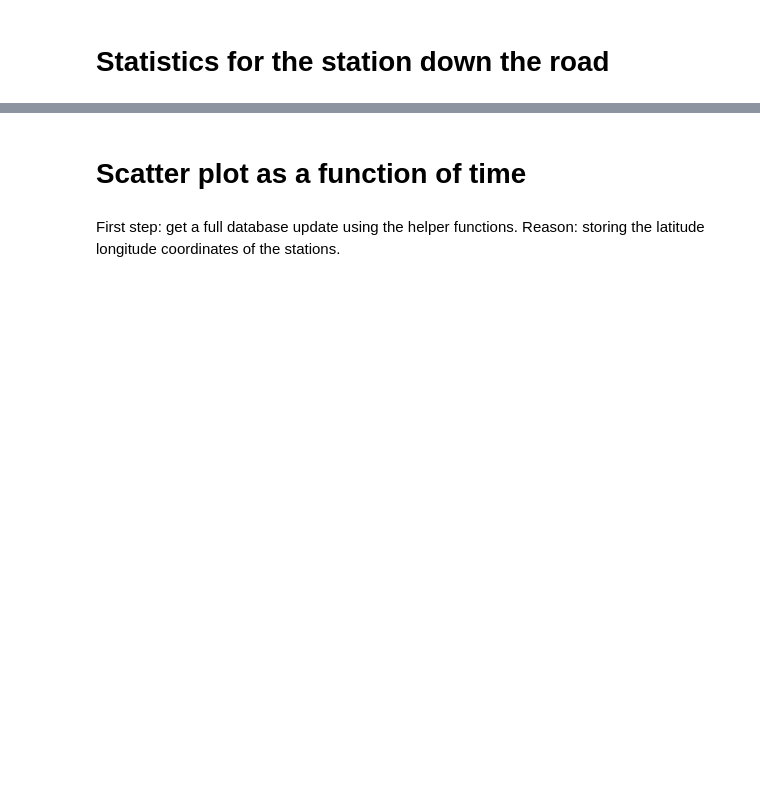
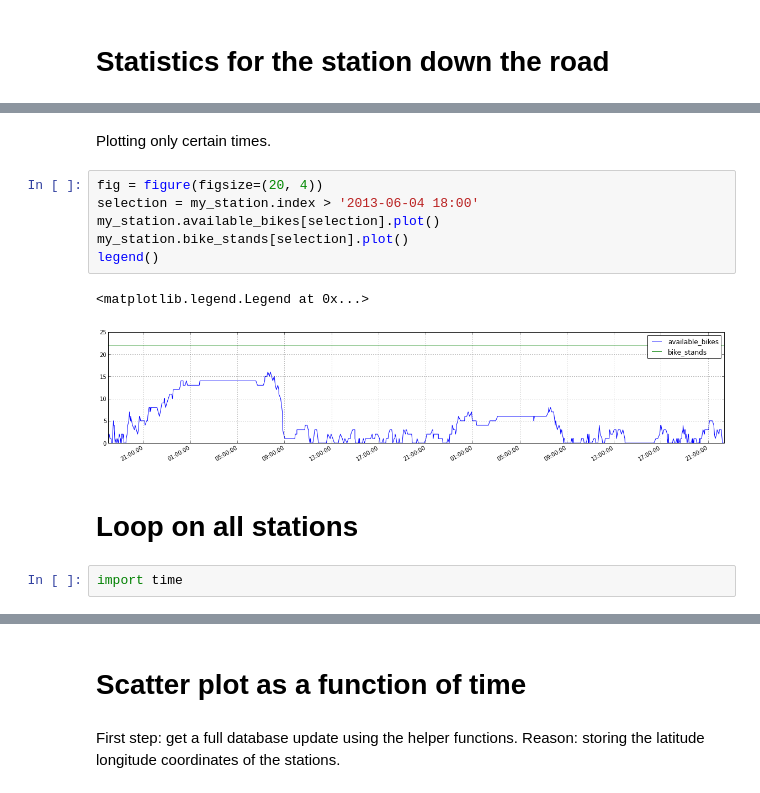
Before and after one commit to flothesof/VelibApp, a Jupyter notebook: Data Analysis.ipynb, the cells around one changed output, grey strips where cells are left out. Saved outputs shown, nothing was run; the diff lists cells and outputs as text; blank space fills up the shorter version.

```diff
--- a/Data Analysis.ipynb
+++ b/Data Analysis.ipynb
@@ -100,0 +102,15 @@ legend(loc=5)
+# %% [markdown]
+Plotting only certain times.
+# %%
+fig = figure(figsize=(20, 4))
+selection = my_station.index > '2013-06-04 18:00'
+my_station.available_bikes[selection].plot()
+my_station.bike_stands[selection].plot()
+legend()
+# %% [output]
+<matplotlib.legend.Legend at 0x...>
+[figure, added]
+# %% [markdown]
+# Loop on all stations
+# %%
+import time
```
Also changed, not shown: parts of 20 cells of this notebook.
